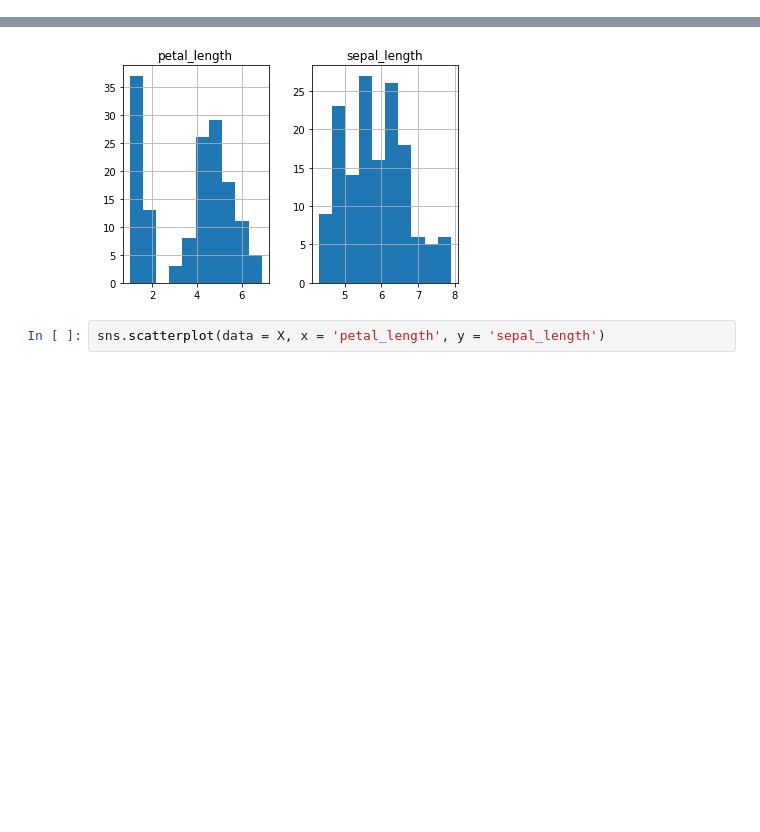
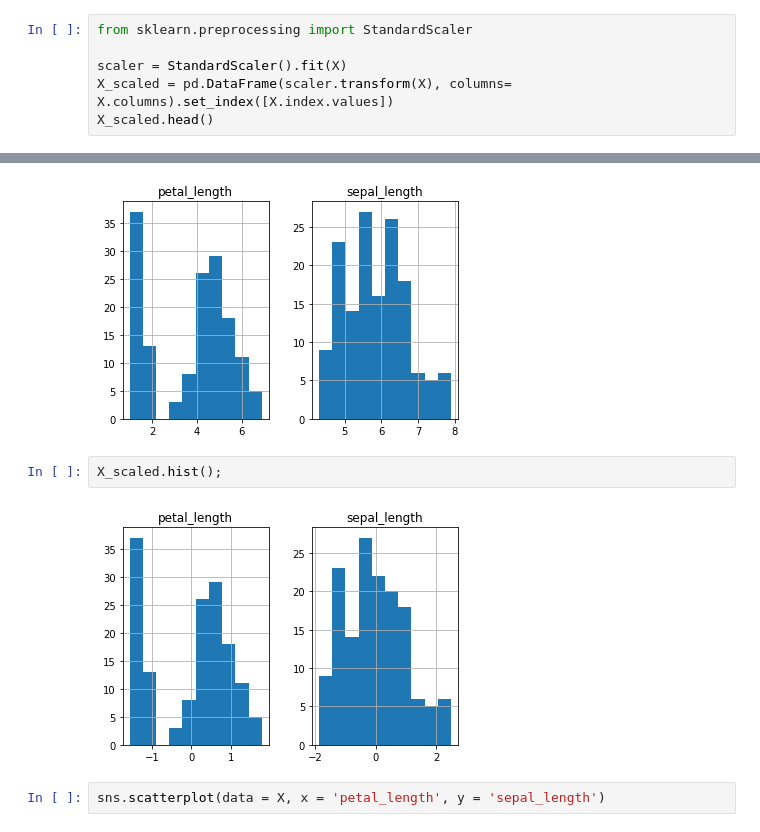
Before and after one commit to Jonessn22/clustering-exercises, a Jupyter notebook: 03a_modeling_notes.ipynb, the cells around one changed output, grey strips where cells are left out. Cells and saved outputs as stored; diff of their text form; blank space fills up the shorter version.

```diff
--- a/03a_modeling_notes.ipynb
+++ b/03a_modeling_notes.ipynb
@@ -70,3 +70,9 @@ See Full Dataframe in Mito
 | 3 | 1.3 | 4.7 |
 | 4 | 1.5 | 4.6 |
 | 5 | 1.4 | 5.0 |
+# %%
+from sklearn.preprocessing import StandardScaler
+
+scaler = StandardScaler().fit(X)
+X_scaled = pd.DataFrame(scaler.transform(X), columns= X.columns).set_index([X.index.values])
+X_scaled.head()
@@ -76,6 +90,10 @@ X.hist()
 plt.show()
 # %% [output]
 [figure]
+# %%
+X_scaled.hist();
+# %% [output]
+[figure, added]
 # %%
 sns.scatterplot(data = X, x = 'petal_length', y = 'sepal_length')
 # %% [output]
```
Also changed, not shown: parts of 2 cells of this notebook, 2 other files.
